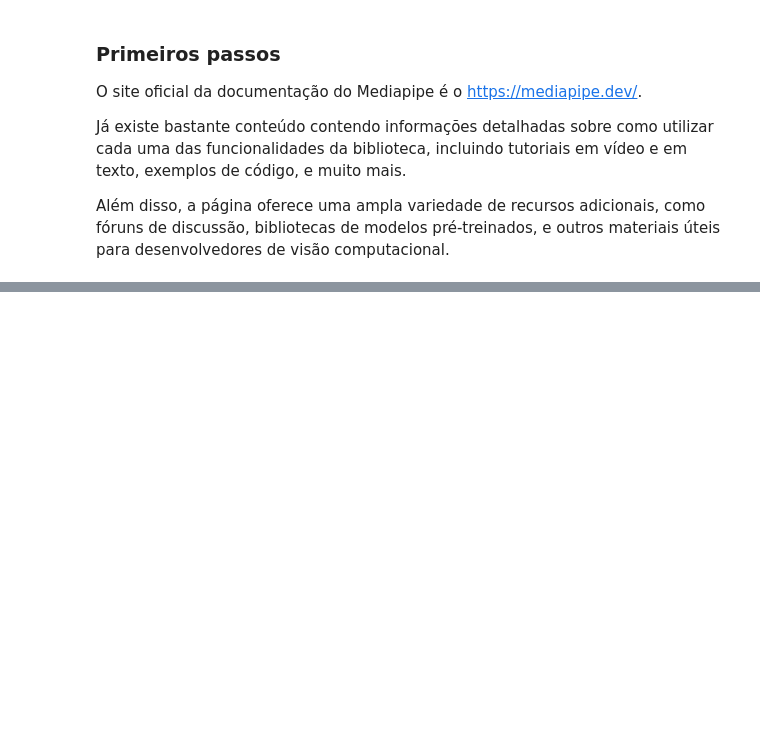
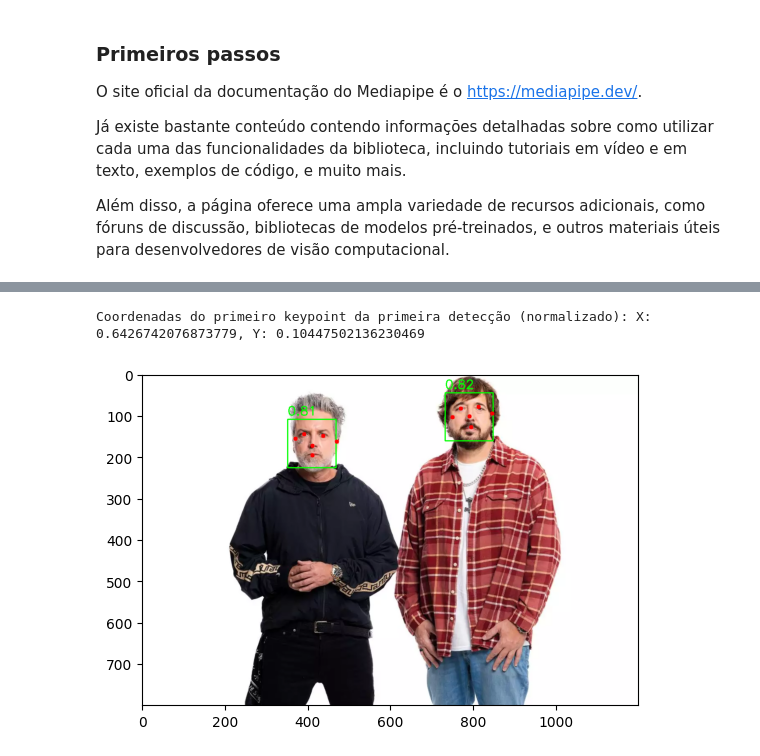
Before and after one commit to arnaldojr/cognitivecomputing, a Jupyter notebook: material/aulas/PDI/lab17/mediapipe.ipynb, the cells around one changed output, grey strips where cells are left out. Saved outputs shown, nothing was run; the diff lists cells and outputs as text; code cells hidden in the pictures; blank space fills up the shorter version.

```diff
--- a/material/aulas/PDI/lab17/mediapipe.ipynb
+++ b/material/aulas/PDI/lab17/mediapipe.ipynb
@@ -248,0 +227,34 @@ O mediapipe possui um modo para detecção de pose, o dense pose. Implemente uma
+# %%
+# agora para usar os keypoints, precisamos primeiro entender o que são os keypoints.
+
+ponto_x = detection_result.detections[0].keypoints[0].x
+ponto_y = detection_result.detections[0].keypoints[0].y
+
+print(f"\nCoordenadas do primeiro keypoint da primeira detecção (normalizado): X: {ponto_x}, Y: {ponto_y}")
+
+h,w,_ = image_rgb.shape
+
+# agora vamos adicionar os keypoints básicos de cada face detectada
+for detection in detection_result.detections:
+    bbox = detection.bounding_box
+    start_point = (int(bbox.origin_x), int(bbox.origin_y))
+    end_point = (int(bbox.origin_x + bbox.width), int(bbox.origin_y + bbox.height))
+    cv2.rectangle(image_rgb, start_point, end_point, (0, 255, 0), 2)
+
+    # Adicionando o score de confiança
+    score = detection.categories[0].score  # Pegando o score da categoria mais provável
+    label = f"{score:.2f}"  # Formatando o score para duas casas decimais
+    cv2.putText(image_rgb, label, (start_point[0], start_point[1] - 10), cv2.FONT_HERSHEY_SIMPLEX, 1, (0, 255, 0), 2)
+
+
+    # Adicionando os keypoints básicos
+    for keypoint in detection.keypoints:
+        keypoint_x = int(keypoint.x * w)
+        keypoint_y = int(keypoint.y * h)
+        cv2.circle(image_rgb, (keypoint_x, keypoint_y), 5, (255, 0, 0), -1)  # Desenhando um círculo para cada keypoint
+
+plt.imshow(image_rgb)
+plt.show()
+# %% [output]
+Coordenadas do primeiro keypoint da primeira detecção (normalizado): X: 0.6426742076873779, Y: 0.10447502136230469
+[figure, added]
```
Also changed, not shown: parts of 46 cells of this notebook, 14 other files.
